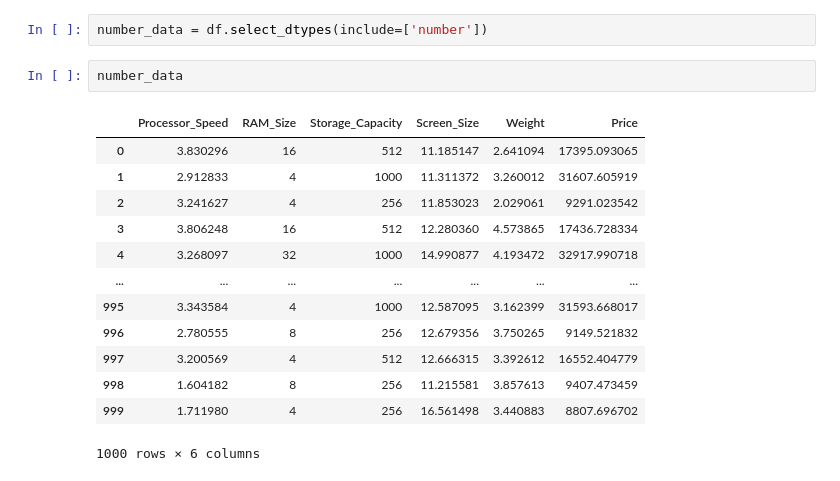
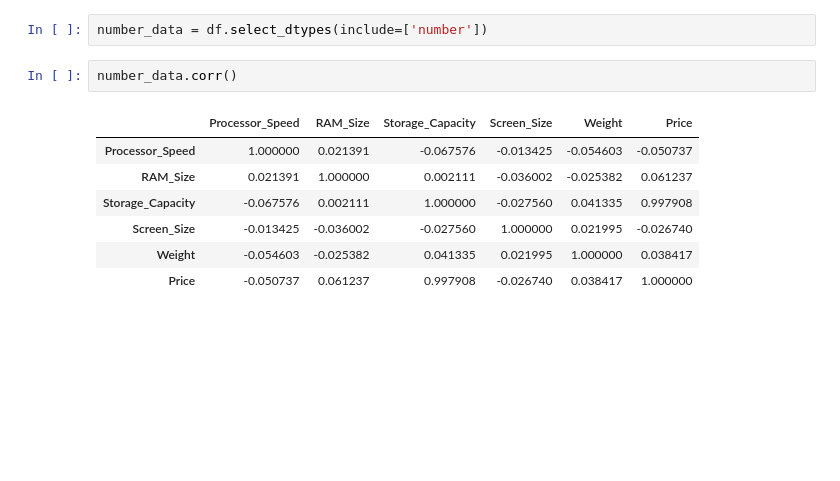
Before and after one commit to AleksandrFrom/DS, a Jupyter notebook: DS with Onur/predicting laptop prices with ML.ipynb, the cells around one changed output. Saved outputs shown, nothing was run; the diff lists cells and outputs as text; blank space fills up the shorter version.

```diff
--- a/DS with Onur/predicting laptop prices with ML.ipynb
+++ b/DS with Onur/predicting laptop prices with ML.ipynb
@@ -76,18 +82,12 @@ df.describe()
 # %%
 number_data = df.select_dtypes(include=['number'])
 # %%
-number_data
+number_data.corr()
 # %% [output]
 |  | Processor_Speed | RAM_Size | Storage_Capacity | Screen_Size | Weight | Price |
-| 0 | 3.830296 | 16 | 512 | 11.185147 | 2.641094 | 17395.093065 |
-| 1 | 2.912833 | 4 | 1000 | 11.311372 | 3.260012 | 31607.605919 |
-| 2 | 3.241627 | 4 | 256 | 11.853023 | 2.029061 | 9291.023542 |
-| 3 | 3.806248 | 16 | 512 | 12.280360 | 4.573865 | 17436.728334 |
-| 4 | 3.268097 | 32 | 1000 | 14.990877 | 4.193472 | 32917.990718 |
-| ... | ... | ... | ... | ... | ... | ... |
-| 995 | 3.343584 | 4 | 1000 | 12.587095 | 3.162399 | 31593.668017 |
-| 996 | 2.780555 | 8 | 256 | 12.679356 | 3.750265 | 9149.521832 |
-| 997 | 3.200569 | 4 | 512 | 12.666315 | 3.392612 | 16552.404779 |
-| 998 | 1.604182 | 8 | 256 | 11.215581 | 3.857613 | 9407.473459 |
-| 999 | 1.711980 | 4 | 256 | 16.561498 | 3.440883 | 8807.696702 |
+| Processor_Speed | 1.000000 | 0.021391 | -0.067576 | -0.013425 | -0.054603 | -0.050737 |
+| RAM_Size | 0.021391 | 1.000000 | 0.002111 | -0.036002 | -0.025382 | 0.061237 |
+| Storage_Capacity | -0.067576 | 0.002111 | 1.000000 | -0.027560 | 0.041335 | 0.997908 |
+| Screen_Size | -0.013425 | -0.036002 | -0.027560 | 1.000000 | 0.021995 | -0.026740 |
+| Weight | -0.054603 | -0.025382 | 0.041335 | 0.021995 | 1.000000 | 0.038417 |
+| Price | -0.050737 | 0.061237 | 0.997908 | -0.026740 | 0.038417 | 1.000000 |
-1000 rows × 6 columns
```
Also changed, not shown: parts of 17 cells of this notebook.
